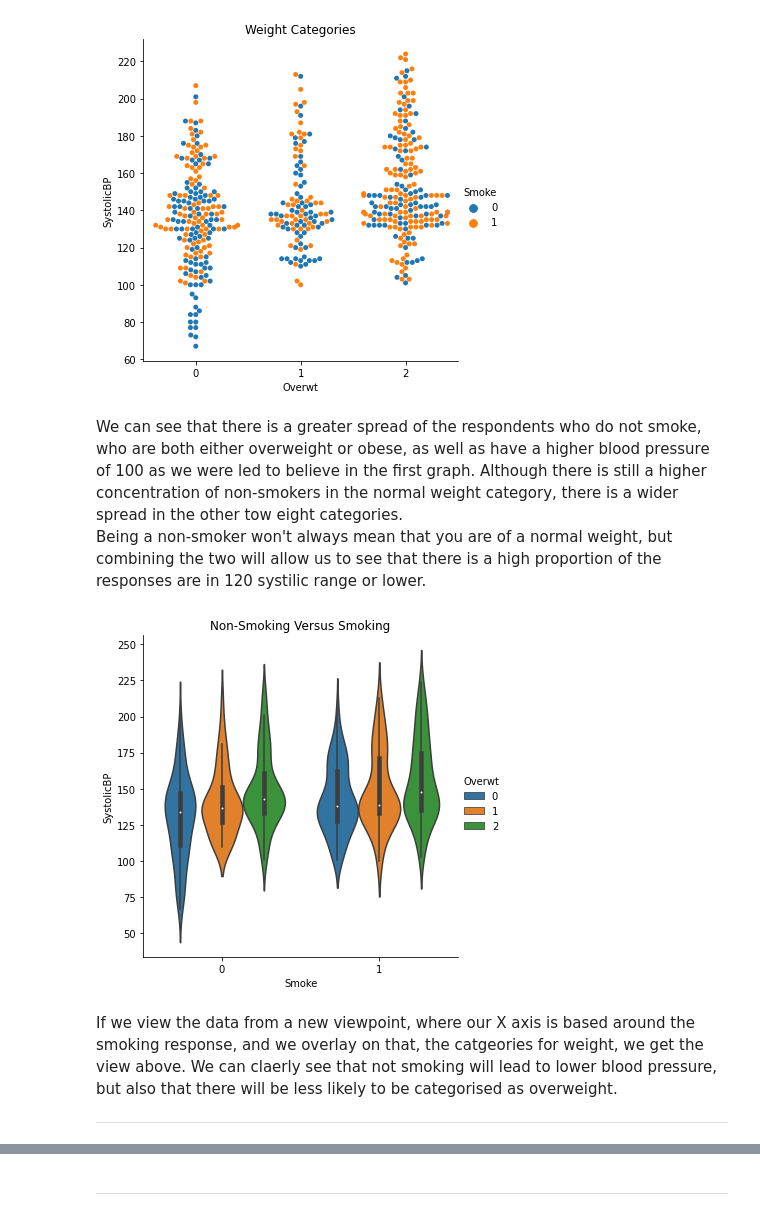
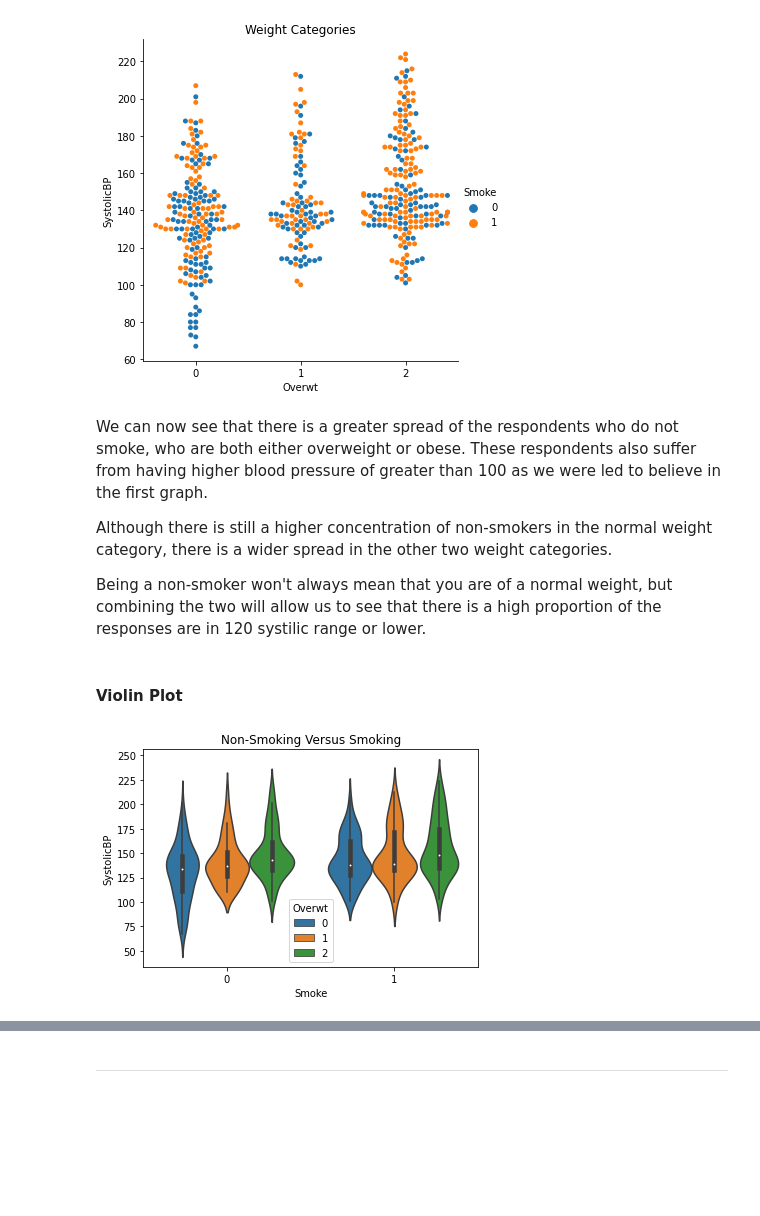
Before and after one commit to jonkavana/PODA-Simulation-2020, a Jupyter notebook: Phenomenon Simulated Data.ipynb, the cells around one changed output, grey strips where cells are left out. Saved outputs shown, nothing was run; the diff lists cells and outputs as text; code cells hidden in the pictures; blank space fills up the shorter version.

```diff
--- a/Phenomenon Simulated Data.ipynb
+++ b/Phenomenon Simulated Data.ipynb
@@ -220,14 +228,14 @@ sns.catplot(data=df, x="Overwt", y="SystolicBP", hue="Smoke", kind="swarm").set(
 # %% [output]
 [figure]
 # %% [markdown]
-We can see that there is a greater spread of the respondents who do not smoke, who are both either overweight or obese, as well as have a higher blood pressure of 100 as we were led to believe in the first graph.
-Although there is still a higher concentration of non-smokers in the normal weight category, there is a wider spread in the other tow eight categories.
+We can now see that there is a greater spread of the respondents who do not smoke, who are both either overweight or obese. These respondents also suffer from having higher blood pressure of greater than 100 as we were led to believe in the first graph.
+
+Although there is still a higher concentration of non-smokers in the normal weight category, there is a wider spread in the other two weight categories.
+
 Being a non-smoker won't always mean that you are of a normal weight, but combining the two will allow us to see that there is a high proportion of the responses are in 120 systilic range or lower.
+# %% [markdown]
+#### Violin Plot
 # %%
-sns.catplot(data=df, x="Smoke", y="SystolicBP", hue="Overwt", kind="violin").set(title="Non-Smoking Versus Smoking");
+sns.violinplot(data=df, x="Smoke", y="SystolicBP", hue="Overwt", kind="violin").set(title="Non-Smoking Versus Smoking");
 # %% [output]
-[figure, old version]
+[figure, new version]
-# %% [markdown]
-If we view the data from a new viewpoint, where our X axis is based around the smoking response, and we overlay on that, the catgeories for weight, we get the view above. We can claerly see that not smoking will lead to lower blood pressure, but also that there will be less likely to be categorised as overweight.
-
-___
```
Also changed, not shown: parts of 32 cells of this notebook.
